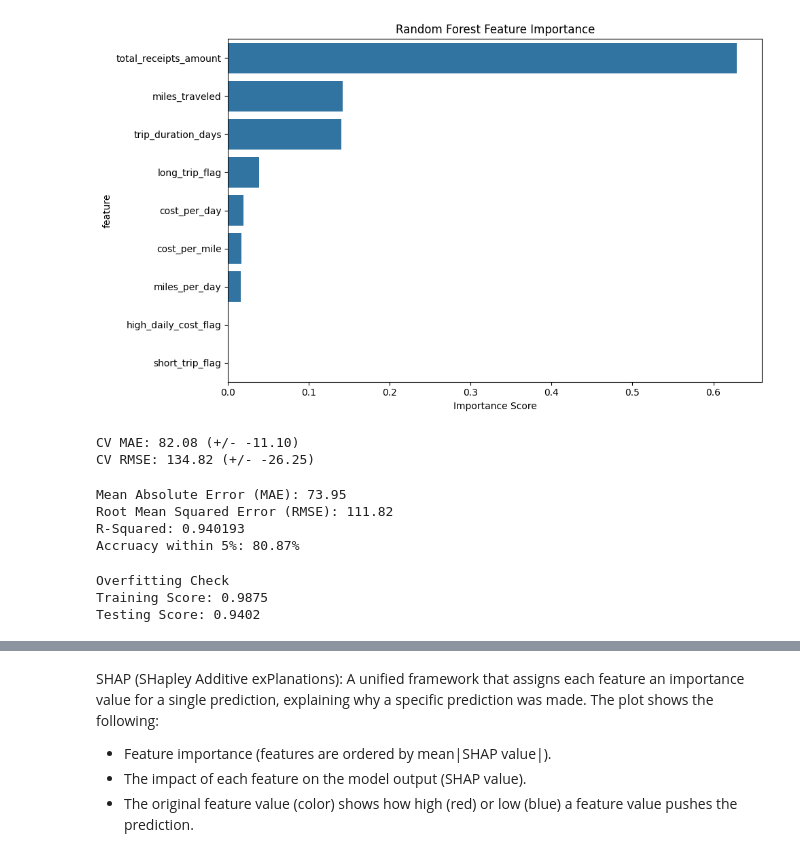
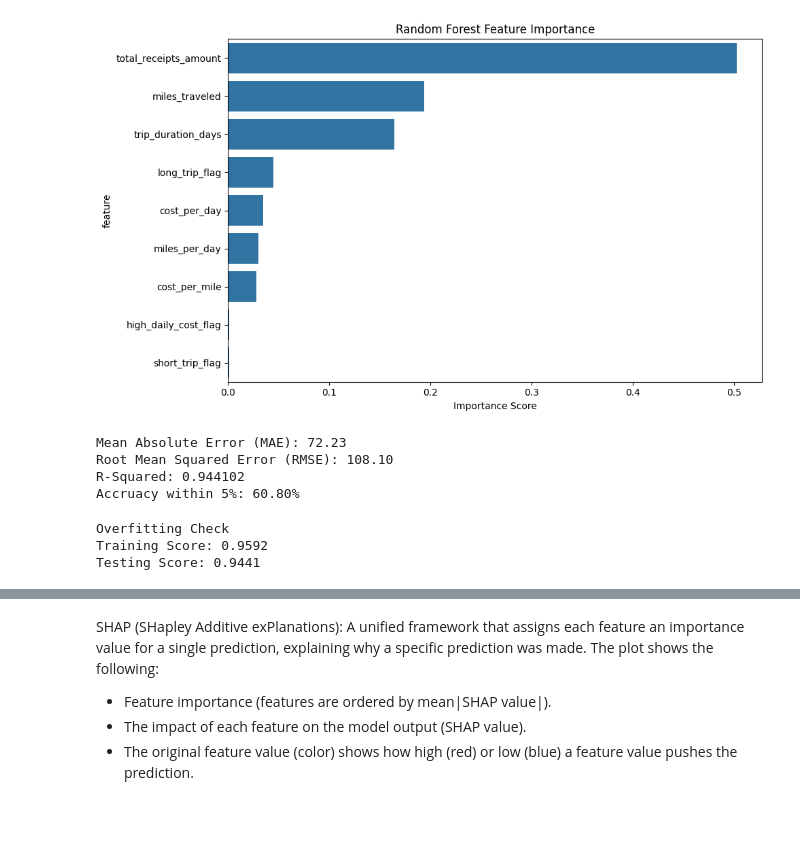
Before and after one commit to srazam/MachineLearningTeamProject, a Jupyter notebook: rf.ipynb, the cells around one changed output, grey strips where cells are left out. Drawn from its saved outputs; the diff is of its cells as text; code cells hidden in the pictures; blank space fills up the shorter version.

Commit message:
Updated individual models to have grid search, 25% of data for testing, derived features, and the same accuracy metrics to ensure accurate and fair comparisons.

```diff
--- a/rf.ipynb
+++ b/rf.ipynb
@@ -51,12 +74,3 @@ descriptive_feats["high_daily_cost_flag"] = (daily_cost > 150).astype(int)
 # %%
 # Splitting data into testing and training (25% for testing)
 X_train, X_test, y_train, y_test = train_test_split(descriptive_feats, target_feat, test_size=0.25, random_state=42)
-# %%
-# Creating and training the model
-
-# n_estimators = number of trees in the forest
-# oob_score = calculates an out-of-bag score
-rf = RandomForestRegressor(n_estimators=100, random_state = 42, oob_score=True)
-
-# Training the model
-rf.fit(X_train, y_train)
@@ -64,0 +77,22 @@ RandomForestRegressor(oob_score=True, random_state=42)
+# %%
+# Need to convert y_test and y_train to a 1D array for calculations
+y_test = y_test.to_numpy().flatten()
+y_train = y_train.to_numpy().flatten()
+# %%
+# Performing grid search to find the best parameter values
+
+# n_estimators = number of trees in the forest
+# oob_score = calculates an out-of-bag score
+
+rf_model = RandomForestRegressor(random_state=42, oob_score=True)
+
+parameter_values = {
+    "n_estimators": [100, 200],
+    "criterion": ['squared_error', 'absolute_error', 'friedman_mse', 'poisson'],
+    "max_depth": [None, 10, 20],
+    "min_samples_split": [2, 5],
+    "min_samples_leaf": [1, 2]
+}
+
+gridSearch_model = GridSearchCV(estimator=rf_model, param_grid = parameter_values, verbose = 0, cv = 5, n_jobs=-1, scoring='neg_mean_absolute_error')
+gridSearch_model.fit(X_train, y_train)
@@ -65,39 +110,24 @@ RandomForestRegressor(oob_score=True, random_state=42)
 # %%
 # Getting the feature importances from trained model
-feat_impt = rf.feature_importances_
+feat_impt = gridSearch_model.best_estimator_.feature_importances_
 feat_names = descriptive_feats.columns
 
 # Creating a DataFrame to plot feature importances
 feat_imp_df = pd.DataFrame({'feature': feat_names, 'importance': feat_impt})
 feat_imp_df = feat_imp_df.sort_values('importance', ascending=False)
 
 # Plot the feature importances
 plt.figure(figsize=(10, 6))
 sns.barplot(data=feat_imp_df, x='importance', y='feature')
 plt.title("Random Forest Feature Importance")
 plt.xlabel('Importance Score')
 plt.tight_layout()
 plt.show()
 # %% [output]
-[figure, old version]
+[figure, new version]
-# %%
-# Cross Validation Strategies
-# Since there aren't any explicit timstamps, this data isn't time series aware
-
-# Standard K-Fold Cross Validation (since data isn't time-series)
-kf = KFold(n_splits=5, shuffle=True, random_state=42)
-cv_scores_mae = cross_val_score(rf, descriptive_feats, target_feat, cv=kf, scoring='neg_mean_absolute_error')
-cv_scores_rmse = cross_val_score(rf, descriptive_feats, target_feat, cv=kf, scoring='neg_root_mean_squared_error')
-
-print(f"CV MAE: {-cv_scores_mae.mean():.2f} (+/- {-cv_scores_mae.std() * 2:.2f})")
-print(f"CV RMSE: {-cv_scores_rmse.mean():.2f} (+/- {-cv_scores_rmse.std() * 2:.2f})")
-# %% [output]
-CV MAE: 82.08 (+/- -11.10)
-CV RMSE: 134.82 (+/- -26.25)
 # %%
 # Multiple Evaluations Metrics
-
-y_pred = rf.predict(X_test)
+y_pred = gridSearch_model.predict(X_test)
 
 mae = mean_absolute_error(y_test, y_pred)
 mse = mean_squared_error(y_test, y_pred)
@@ -105,23 +135,27 @@ rmse = np.sqrt(mse)
 print(f"Mean Absolute Error (MAE): {mae:.2f}")
 print(f"Root Mean Squared Error (RMSE): {rmse:.2f}")
 
-r_squared = rf.score(X_test, y_test)
+r_squared = r2_score(y_test, y_pred)
 print(f"R-Squared: {r_squared:4f}")
 
-#Accuracy within a threshold (w/in 5% of actual value)
+# Accuracy within Threshold
 threshold = 0.05
-within_threshold = np.abs((y_test - pd.DataFrame(y_pred)) / y_test)
+
+# Array of booleans stating that the prediction is within the threshold
+within_threshold = np.abs((y_test - y_pred) / y_test) <= threshold
+
+# True = 1, False = 0
 accuracy_within_threshold = np.mean(within_threshold) * 100
 print(f"Accruacy within {threshold*100:.0f}%: {accuracy_within_threshold:.2f}%")
 # %% [output]
-Mean Absolute Error (MAE): 73.95
-Root Mean Squared Error (RMSE): 111.82
-R-Squared: 0.940193
-Accruacy within 5%: 80.87%
+Mean Absolute Error (MAE): 72.23
+Root Mean Squared Error (RMSE): 108.10
+R-Squared: 0.944102
+Accruacy within 5%: 60.80%
 # %%
 #Overfitting Detection and Prevention
-train_score = rf.score(X_train, y_train)
-test_score = rf.score(X_test, y_test)
+train_score = gridSearch_model.best_estimator_.score(X_train, y_train)
+test_score = gridSearch_model.best_estimator_.score(X_test, y_test)
 
 print("Overfitting Check")
 print(f"Training Score: {train_score:.4f}")
@@ -131,7 +165,7 @@ if abs(train_score - test_score) > 0.1:
     print("Model may be overfitting")
 # %% [output]
 Overfitting Check
-Training Score: 0.9875
-Testing Score: 0.9402
+Training Score: 0.9592
+Testing Score: 0.9441
 # %%
 # Model interpretability analysis (using SHAP)
```
Also changed, not shown: parts of 5 cells of this notebook, 3 other files.
